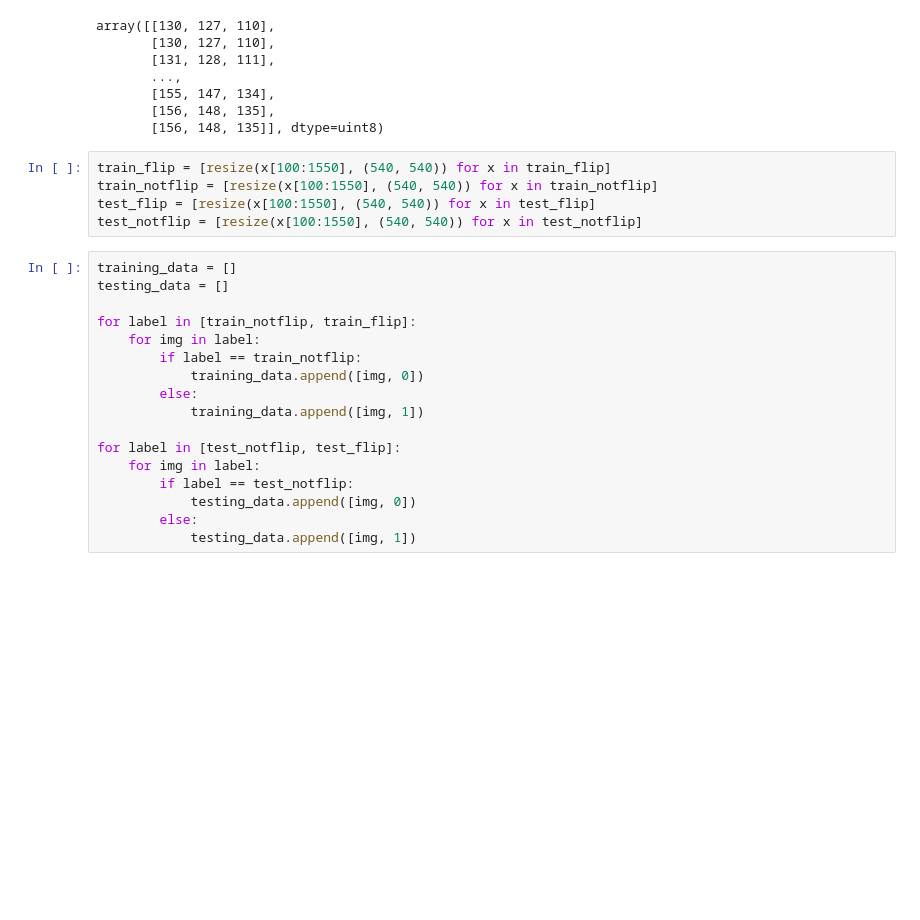
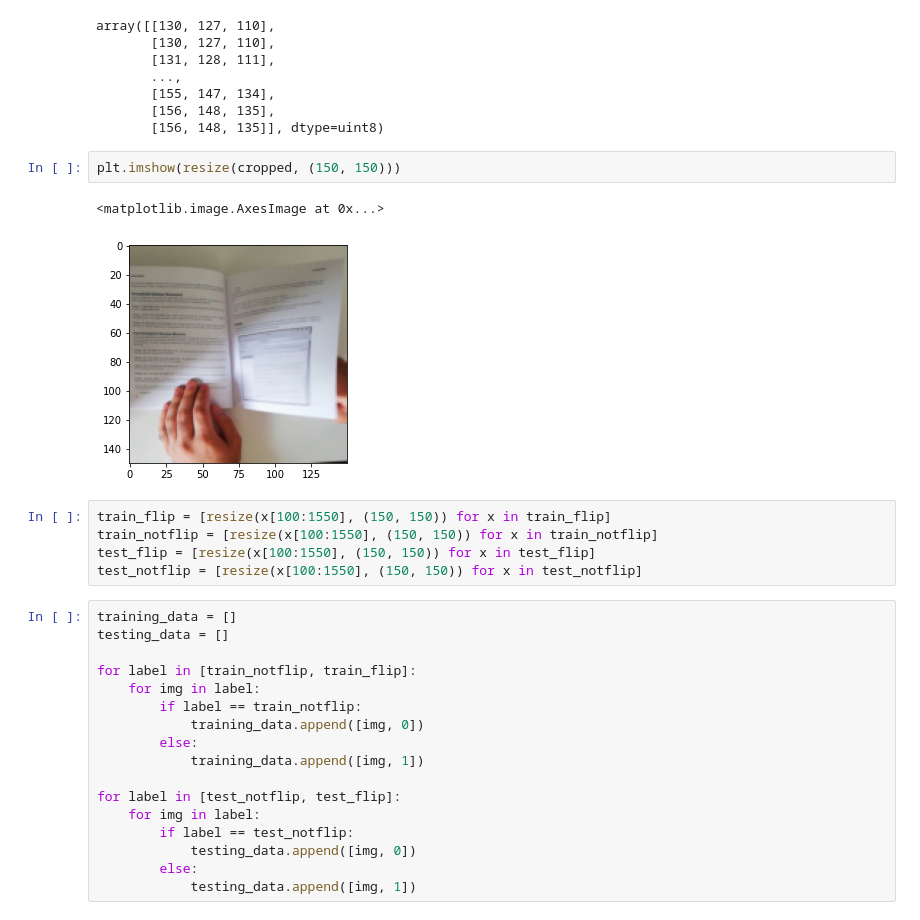
Before and after one commit to c-woo/MonReader, a Jupyter notebook: Untitled.ipynb, the cells around one changed output. Saved outputs shown, nothing was run; the diff lists cells and outputs as text; blank space fills up the shorter version.

```diff
--- a/Untitled.ipynb
+++ b/Untitled.ipynb
@@ -71,11 +72,16 @@ array([[130, 127, 110],
        [155, 147, 134],
        [156, 148, 135],
        [156, 148, 135]], dtype=uint8)
+# %%
+plt.imshow(resize(cropped, (150, 150)))
+# %% [output]
+<matplotlib.image.AxesImage at 0x...>
+[figure, added]
 # %%
-train_flip = [resize(x[100:1550], (540, 540)) for x in train_flip]
-train_notflip = [resize(x[100:1550], (540, 540)) for x in train_notflip]
-test_flip = [resize(x[100:1550], (540, 540)) for x in test_flip]
-test_notflip = [resize(x[100:1550], (540, 540)) for x in test_notflip]
+train_flip = [resize(x[100:1550], (150, 150)) for x in train_flip]
+train_notflip = [resize(x[100:1550], (150, 150)) for x in train_notflip]
+test_flip = [resize(x[100:1550], (150, 150)) for x in test_flip]
+test_notflip = [resize(x[100:1550], (150, 150)) for x in test_notflip]
 # %%
 training_data = []
 testing_data = []
```
Also changed, not shown: parts of 9 cells of this notebook.
